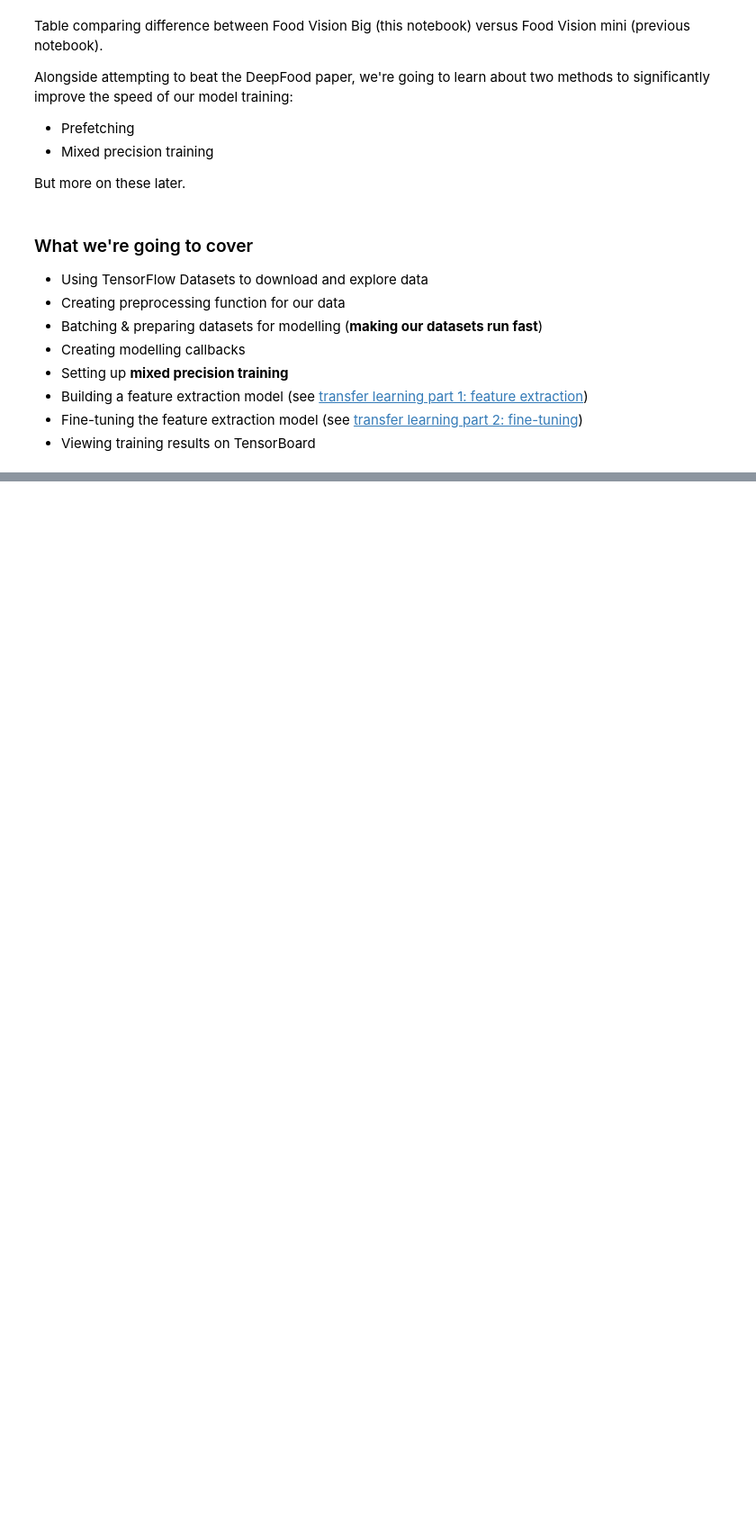
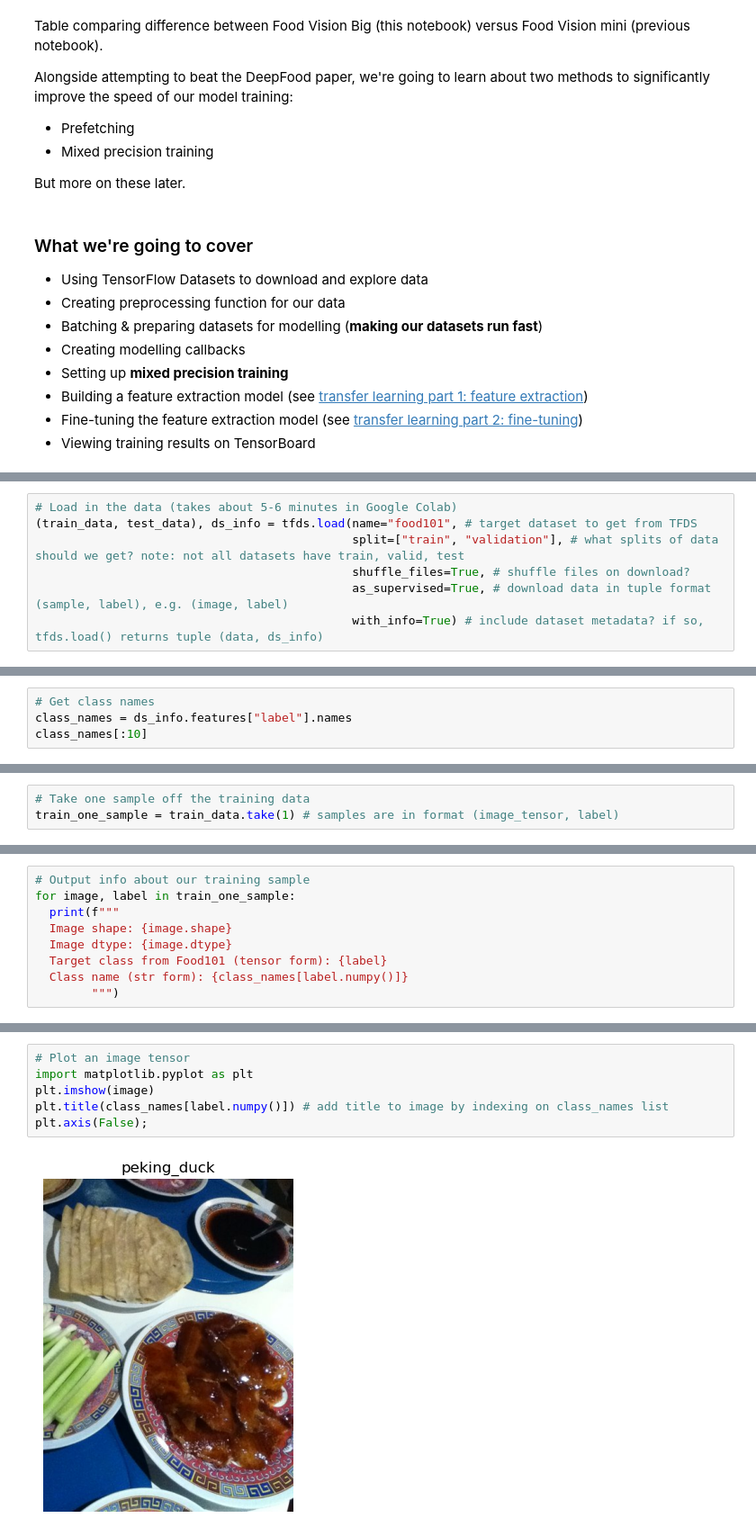
Before and after one commit to snigdhakakkar/tensor-flow-zeroToMastery, a Jupyter notebook: 8_food_vision_milestone_project_1.ipynb, the cells around one changed output, grey strips where cells are left out. Shown at 90% size. Cells and saved outputs as stored; diff of their text form; blank space fills up the shorter version.

Commit message:
Plot an image from TensorFlow Datasets for FoodVision101 dataset

```diff
--- a/8_food_vision_milestone_project_1.ipynb
+++ b/8_food_vision_milestone_project_1.ipynb
@@ -39,0 +167,7 @@ But more on these later.
+# %%
+# Load in the data (takes about 5-6 minutes in Google Colab)
+(train_data, test_data), ds_info = tfds.load(name="food101", # target dataset to get from TFDS
+                                             split=["train", "validation"], # what splits of data should we get? note: not all datasets have train, valid, test
+                                             shuffle_files=True, # shuffle files on download?
+                                             as_supervised=True, # download data in tuple format (sample, label), e.g. (image, label)
+                                             with_info=True) # include dataset metadata? if so, tfds.load() returns tuple (data, ds_info)
@@ -39,0 +199,4 @@ But more on these later.
+# %%
+# Get class names
+class_names = ds_info.features["label"].names
+class_names[:10]
@@ -39,0 +228,3 @@ But more on these later.
+# %%
+# Take one sample off the training data
+train_one_sample = train_data.take(1) # samples are in format (image_tensor, label)
@@ -39,0 +240,9 @@ But more on these later.
+# %%
+# Output info about our training sample
+for image, label in train_one_sample:
+  print(f"""
+  Image shape: {image.shape}
+  Image dtype: {image.dtype}
+  Target class from Food101 (tensor form): {label}
+  Class name (str form): {class_names[label.numpy()]}
+        """)
@@ -39,0 +303,8 @@ But more on these later.
+# %%
+# Plot an image tensor
+import matplotlib.pyplot as plt
+plt.imshow(image)
+plt.title(class_names[label.numpy()]) # add title to image by indexing on class_names list
+plt.axis(False);
+# %% [output]
+[figure, added]
```
Also changed, not shown: parts of 25 cells of this notebook.
